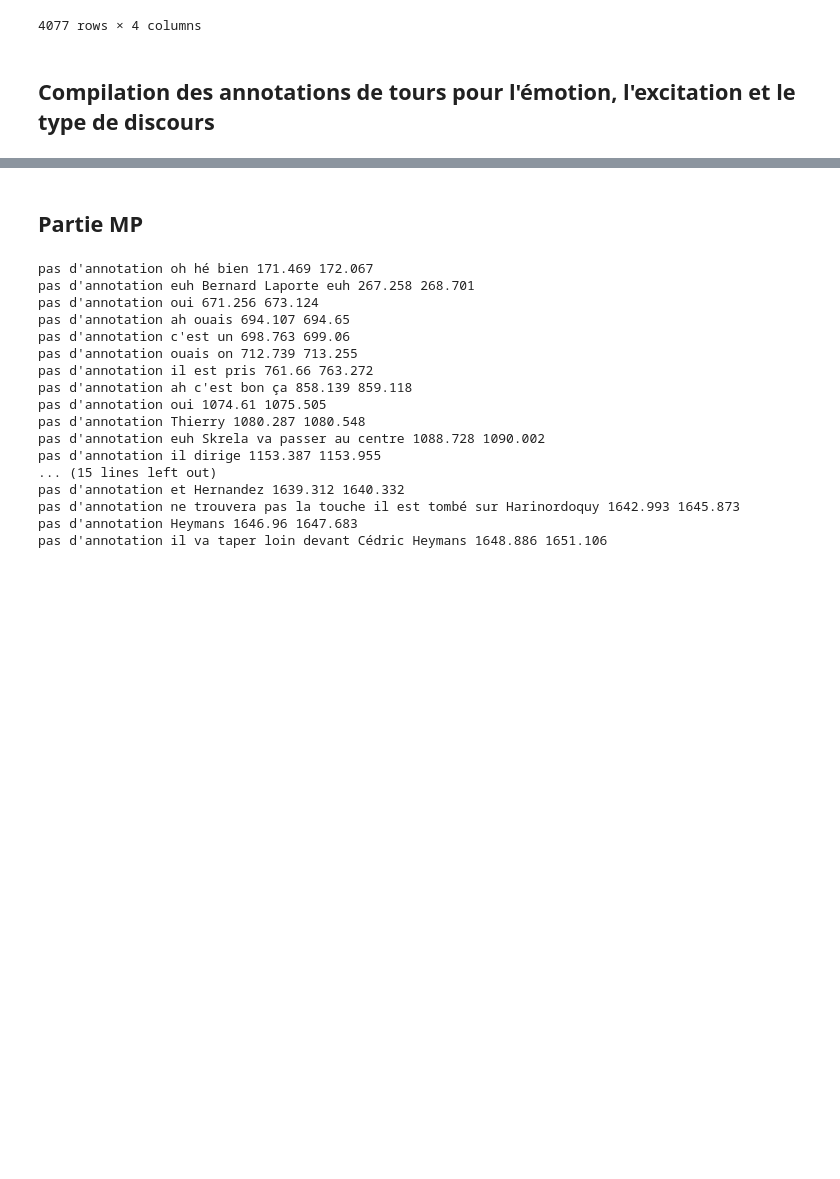
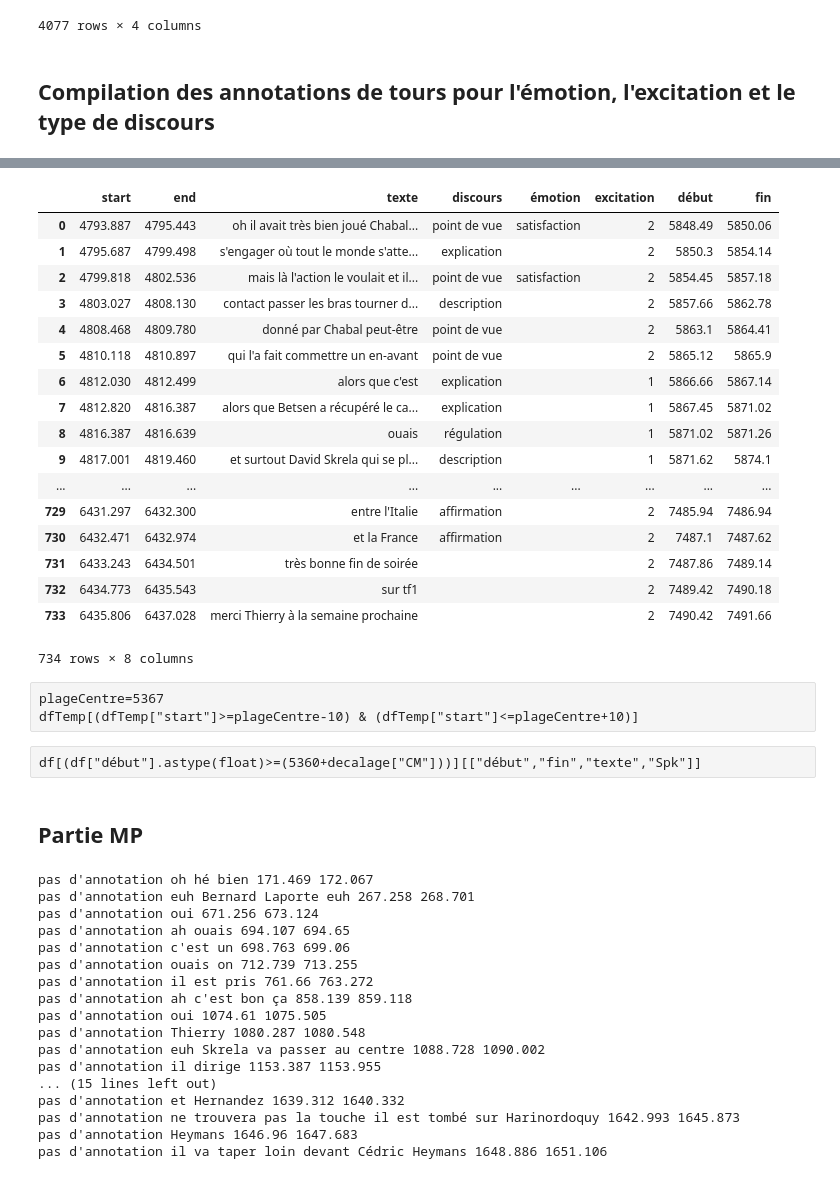
Before and after one commit to gboye/AMBK-SportsCom, a Jupyter notebook: Cerlico/Tableau-Cerlico.ipynb, the cells around one changed output, grey strips where cells are left out. Cells and saved outputs as stored; diff of their text form; code cells hidden in the pictures; blank space fills up the shorter version.

Commit message:
avant nettoyage

```diff
--- a/Cerlico/Tableau-Cerlico.ipynb
+++ b/Cerlico/Tableau-Cerlico.ipynb
@@ -216,3 +510,29 @@ def jList(liste,sep=","):
+# %%
+partiesDF["CM"]
+# %% [output]
+|  | start | end | texte | discours | émotion | excitation | début | fin |
+| 0 | 4793.887 | 4795.443 | oh il avait très bien joué Chabal... | point de vue | satisfaction | 2 | 5848.49 | 5850.06 |
+| 1 | 4795.687 | 4799.498 | s'engager où tout le monde s'atte... | explication |  | 2 | 5850.3 | 5854.14 |
+| 2 | 4799.818 | 4802.536 | mais là l'action le voulait et il... | point de vue | satisfaction | 2 | 5854.45 | 5857.18 |
+| 3 | 4803.027 | 4808.130 | contact passer les bras tourner d... | description |  | 2 | 5857.66 | 5862.78 |
+| 4 | 4808.468 | 4809.780 | donné par Chabal peut-être | point de vue |  | 2 | 5863.1 | 5864.41 |
+| 5 | 4810.118 | 4810.897 | qui l'a fait commettre un en-avant | point de vue |  | 2 | 5865.12 | 5865.9 |
+| 6 | 4812.030 | 4812.499 | alors que c'est | explication |  | 1 | 5866.66 | 5867.14 |
+| 7 | 4812.820 | 4816.387 | alors que Betsen a récupéré le ca... | explication |  | 1 | 5867.45 | 5871.02 |
+| 8 | 4816.387 | 4816.639 | ouais | régulation |  | 1 | 5871.02 | 5871.26 |
+| 9 | 4817.001 | 4819.460 | et surtout David Skrela qui se pl... | description |  | 1 | 5871.62 | 5874.1 |
+| ... | ... | ... | ... | ... | ... | ... | ... | ... |
+| 729 | 6431.297 | 6432.300 | entre l'Italie | affirmation |  | 2 | 7485.94 | 7486.94 |
+| 730 | 6432.471 | 6432.974 | et la France | affirmation |  | 2 | 7487.1 | 7487.62 |
+| 731 | 6433.243 | 6434.501 | très bonne fin de soirée |  |  | 2 | 7487.86 | 7489.14 |
+| 732 | 6434.773 | 6435.543 | sur tf1 |  |  | 2 | 7489.42 | 7490.18 |
+| 733 | 6435.806 | 6437.028 | merci Thierry à la semaine prochaine |  |  | 2 | 7490.42 | 7491.66 |
+734 rows × 8 columns
+# %% [raw]
+plageCentre=5367
+dfTemp[(dfTemp["start"]>=plageCentre-10) & (dfTemp["start"]<=plageCentre+10)]
+# %% [raw]
+df[(df["début"].astype(float)>=(5360+decalage["CM"]))][["début","fin","texte","Spk"]]
 # %% [markdown]
 ## Partie MP
 # %%
```
Also changed, not shown: parts of 44 cells of this notebook, 6 other files.
